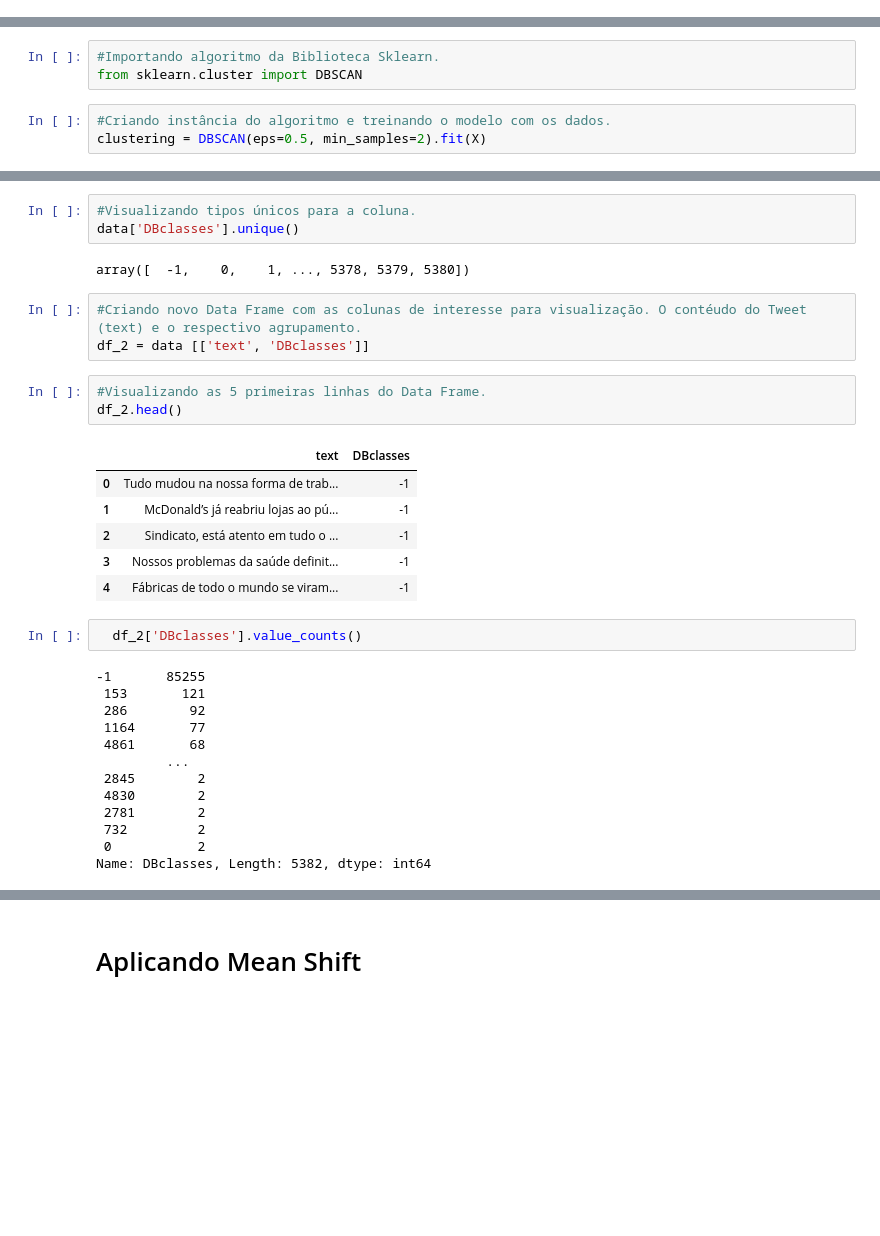
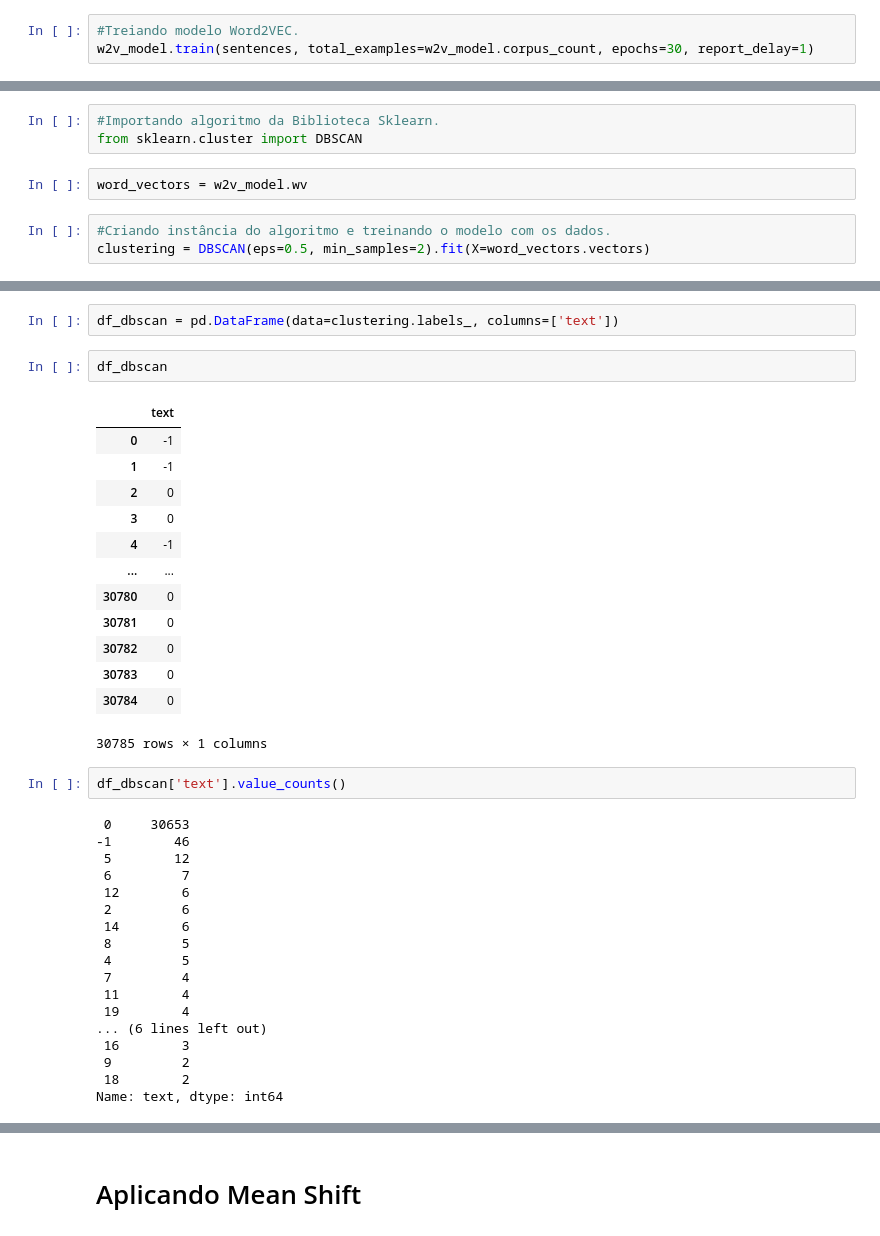
Before and after one commit to italolima04/monitoria-probabilidade-estatistica, a Jupyter notebook: Pesquisa-PID/Implementação-Algoritmos/Apresentação_PID_Implementação.ipynb, the cells around one changed output, grey strips where cells are left out. Saved outputs shown, nothing was run; the diff lists cells and outputs as text; blank space fills up the shorter version.

Commit message:
Update Word2VEC

```diff
--- a/Pesquisa-PID/Implementação-Algoritmos/Apresentação_PID_Implementação.ipynb
+++ b/Pesquisa-PID/Implementação-Algoritmos/Apresentação_PID_Implementação.ipynb
@@ -227,0 +201,3 @@ X
+# %%
+#Treiando modelo Word2VEC.
+w2v_model.train(sentences, total_examples=w2v_model.corpus_count, epochs=30, report_delay=1)
@@ -438,9 +456,11 @@ X
 # %%
 #Importando algoritmo da Biblioteca Sklearn.
 from sklearn.cluster import DBSCAN
+# %%
+word_vectors = w2v_model.wv
 # %%
 #Criando instância do algoritmo e treinando o modelo com os dados.
-clustering = DBSCAN(eps=0.5, min_samples=2).fit(X)
+clustering = DBSCAN(eps=0.5, min_samples=2).fit(X=word_vectors.vectors)
 # %%
 #Verificando os labels originados.
 clustering.labels_
@@ -451,33 +469,38 @@ data['DBclasses'] = clustering.labels_
-# %%
-#Visualizando tipos únicos para a coluna.
-data['DBclasses'].unique()
-# %% [output]
-array([  -1,    0,    1, ..., 5378, 5379, 5380])
-# %%
-#Criando novo Data Frame com as colunas de interesse para visualização. O contéudo do Tweet (text) e o respectivo agrupamento.
-df_2 = data [['text', 'DBclasses']]
-# %%
-#Visualizando as 5 primeiras linhas do Data Frame.
-df_2.head()
-# %% [output]
-|  | text | DBclasses |
-| 0 | Tudo mudou na nossa forma de trab... | -1 |
-| 1 | McDonald’s já reabriu lojas ao pú... | -1 |
-| 2 | Sindicato, está atento em tudo o ... | -1 |
-| 3 | Nossos problemas da saúde definit... | -1 |
-| 4 | Fábricas de todo o mundo se viram... | -1 |
-# %%
-  df_2['DBclasses'].value_counts()
-# %% [output]
--1       85255
- 153       121
- 286        92
- 1164       77
- 4861       68
-         ...
- 2845        2
- 4830        2
- 2781        2
- 732         2
- 0           2
-Name: DBclasses, Length: 5382, dtype: int64
+# %%
+df_dbscan = pd.DataFrame(data=clustering.labels_, columns=['text'])
+# %%
+df_dbscan
+# %% [output]
+|  | text |
+| 0 | -1 |
+| 1 | -1 |
+| 2 | 0 |
+| 3 | 0 |
+| 4 | -1 |
+| ... | ... |
+| 30780 | 0 |
+| 30781 | 0 |
+| 30782 | 0 |
+| 30783 | 0 |
+| 30784 | 0 |
+30785 rows × 1 columns
+# %%
+df_dbscan['text'].value_counts()
+# %% [output]
+ 0     30653
+-1        46
+ 5        12
+ 6         7
+ 12        6
+ 2         6
+ 14        6
+ 8         5
+ 4         5
+ 7         4
+ 11        4
+ 19        4
+... (6 lines left out)
+ 16        3
+ 9         2
+ 18        2
+Name: text, dtype: int64
```
Also changed, not shown: parts of 55 cells of this notebook.
